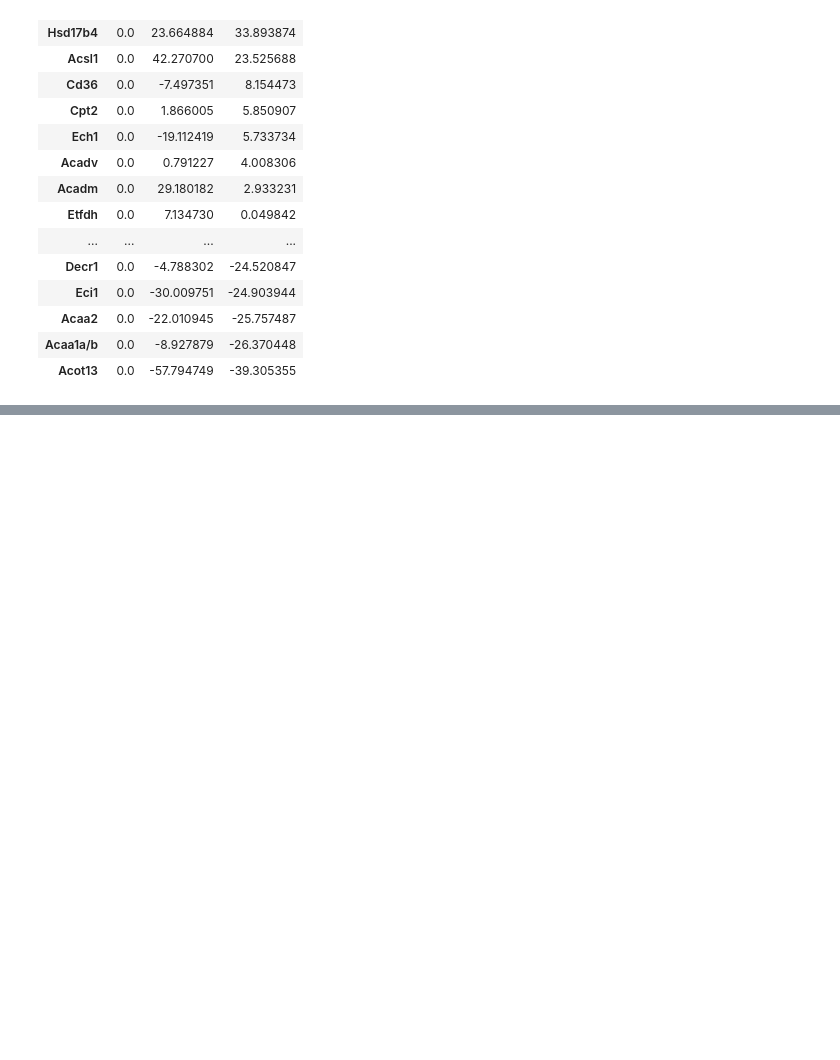
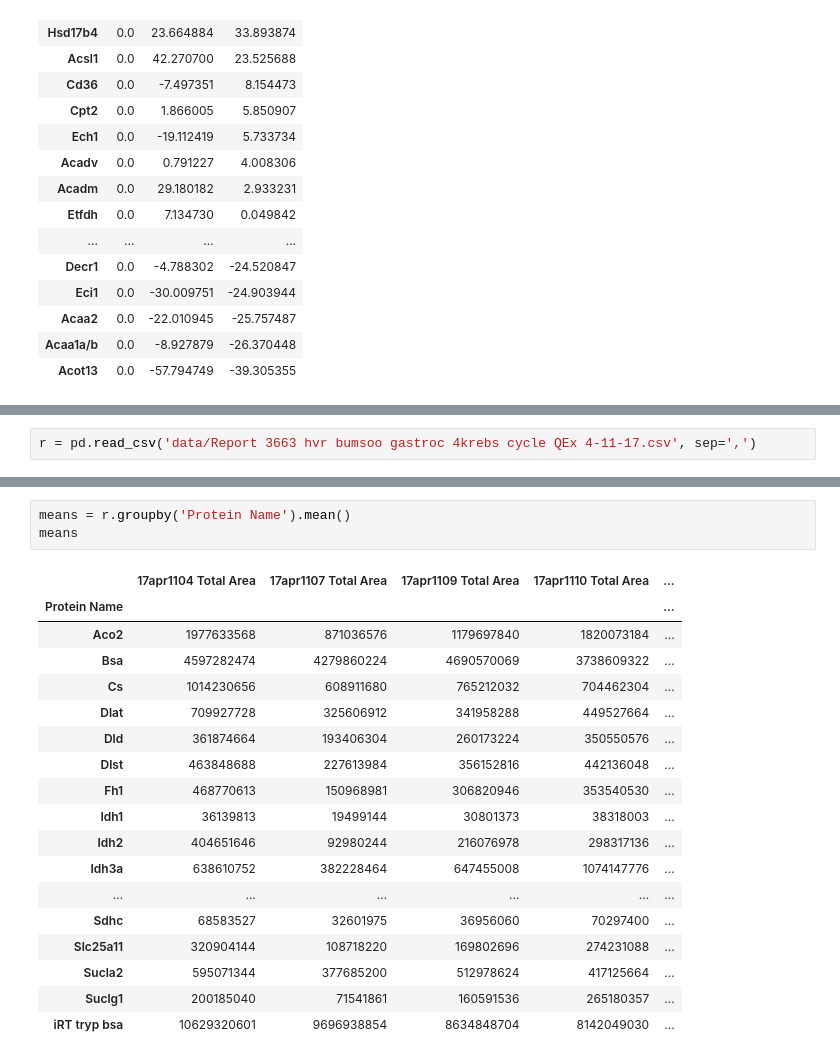
Before and after one commit to aperz/proteomics, a Jupyter notebook: proteomics.ipynb, the cells around one changed output, grey strips where cells are left out. Drawn from its saved outputs; the diff is of its cells as text; blank space fills up the shorter version.

Commit message:
added exploration of the Report dataset

```diff
--- a/proteomics.ipynb
+++ b/proteomics.ipynb
@@ -75,0 +91,2 @@ sns.heatmap(d)#, square=True)
+# %%
+r = pd.read_csv('data/Report 3663 hvr bumsoo gastroc 4krebs cycle QEx 4-11-17.csv', sep=',')
@@ -75,0 +186,22 @@ sns.heatmap(d)#, square=True)
+# %%
+means = r.groupby('Protein Name').mean()
+means
+# %% [output]
+|  | 17apr1104 Total Area | 17apr1107 Total Area | 17apr1109 Total Area | 17apr1110 Total Area | ... |
+| Protein Name |  |  |  |  | ... |
+| Aco2 | 1977633568 | 871036576 | 1179697840 | 1820073184 | ... |
+| Bsa | 4597282474 | 4279860224 | 4690570069 | 3738609322 | ... |
+| Cs | 1014230656 | 608911680 | 765212032 | 704462304 | ... |
+| Dlat | 709927728 | 325606912 | 341958288 | 449527664 | ... |
+| Dld | 361874664 | 193406304 | 260173224 | 350550576 | ... |
+| Dlst | 463848688 | 227613984 | 356152816 | 442136048 | ... |
+| Fh1 | 468770613 | 150968981 | 306820946 | 353540530 | ... |
+| Idh1 | 36139813 | 19499144 | 30801373 | 38318003 | ... |
+| Idh2 | 404651646 | 92980244 | 216076978 | 298317136 | ... |
+| Idh3a | 638610752 | 382228464 | 647455008 | 1074147776 | ... |
+| ... | ... | ... | ... | ... | ... |
+| Sdhc | 68583527 | 32601975 | 36956060 | 70297400 | ... |
+| Slc25a11 | 320904144 | 108718220 | 169802696 | 274231088 | ... |
+| Sucla2 | 595071344 | 377685200 | 512978624 | 417125664 | ... |
+| Suclg1 | 200185040 | 71541861 | 160591536 | 265180357 | ... |
+| iRT tryp bsa | 10629320601 | 9696938854 | 8634848704 | 8142049030 | ... |
```
Also changed, not shown: parts of 21 cells of this notebook.
